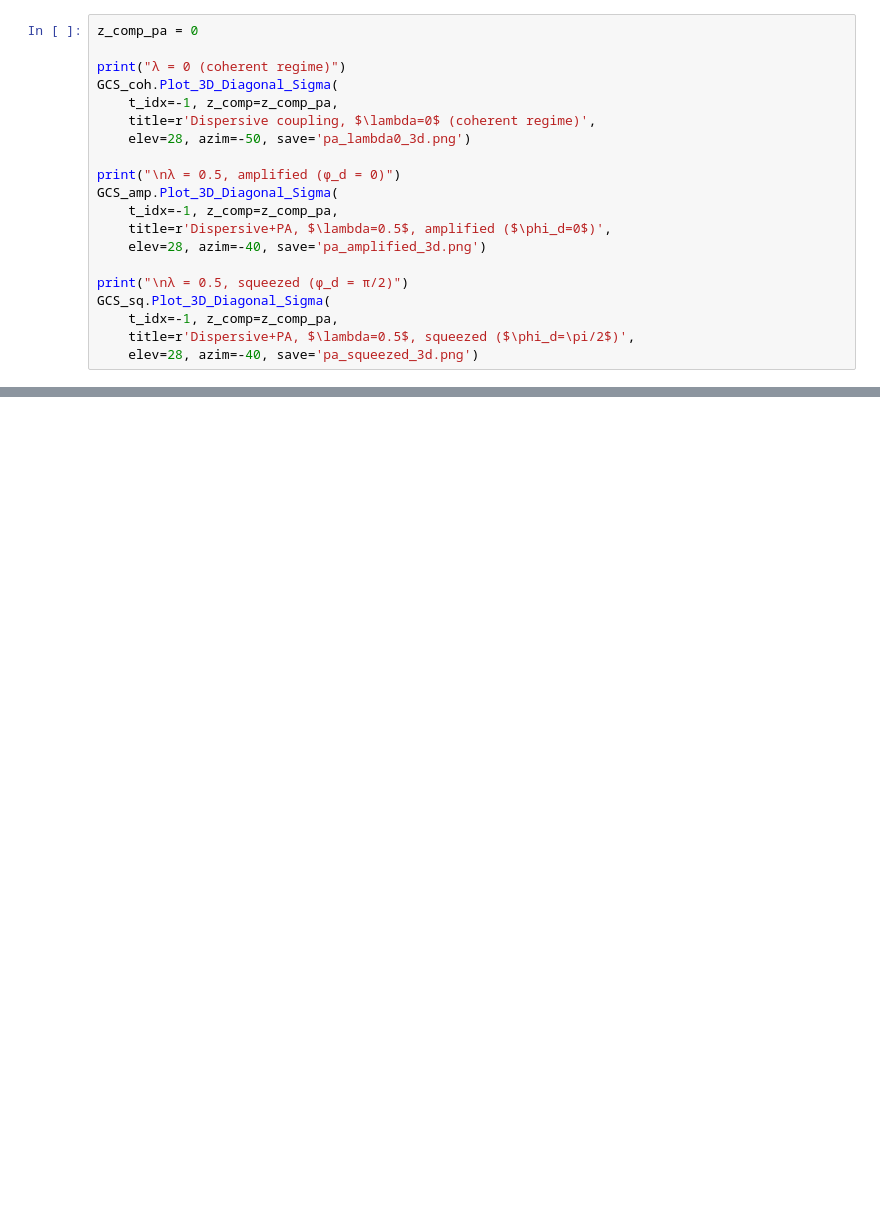
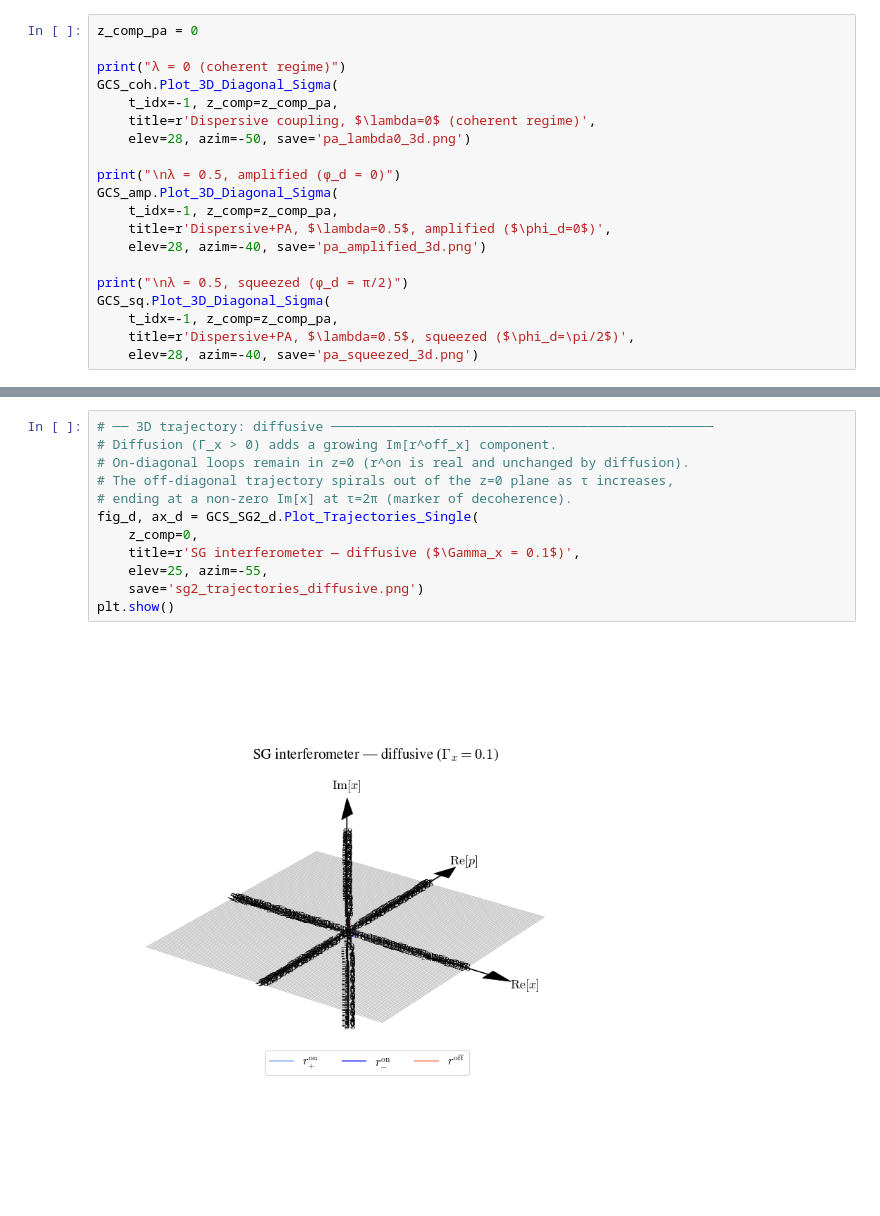
Before and after one commit to LorenzoBracciniUCL/GBCS, a Jupyter notebook: notebooks/Examples_Animation_Wigner.ipynb, the cells around one changed output, grey strips where cells are left out. Saved outputs shown, nothing was run; the diff lists cells and outputs as text; blank space fills up the shorter version.

```diff
--- a/notebooks/Examples_Animation_Wigner.ipynb
+++ b/notebooks/Examples_Animation_Wigner.ipynb
@@ -575,0 +741,14 @@ GCS_sq.Plot_3D_Diagonal_Sigma(
+# %%
+# ── 3D trajectory: diffusive ─────────────────────────────────────────────────
+# Diffusion (Γ_x > 0) adds a growing Im[r^off_x] component.
+# On-diagonal loops remain in z=0 (r^on is real and unchanged by diffusion).
+# The off-diagonal trajectory spirals out of the z=0 plane as τ increases,
+# ending at a non-zero Im[x] at τ=2π (marker of decoherence).
+fig_d, ax_d = GCS_SG2_d.Plot_Trajectories_Single(
+    z_comp=0,
+    title=r'SG interferometer — diffusive ($\Gamma_x = 0.1$)',
+    elev=25, azim=-55,
+    save='sg2_trajectories_diffusive.png')
+plt.show()
+# %% [output]
+[figure, added]
```
Also changed, not shown: parts of 4 cells of this notebook, 21 other files.
